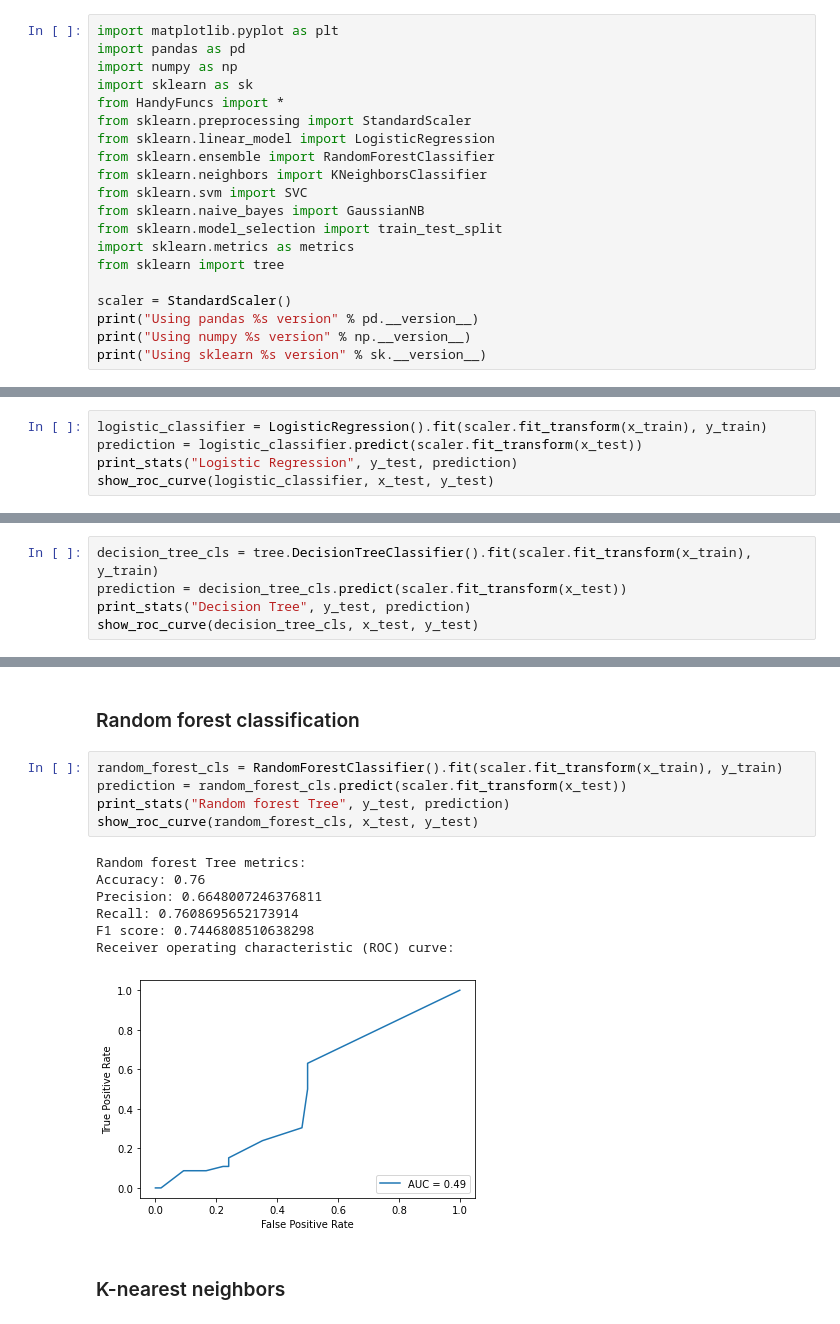
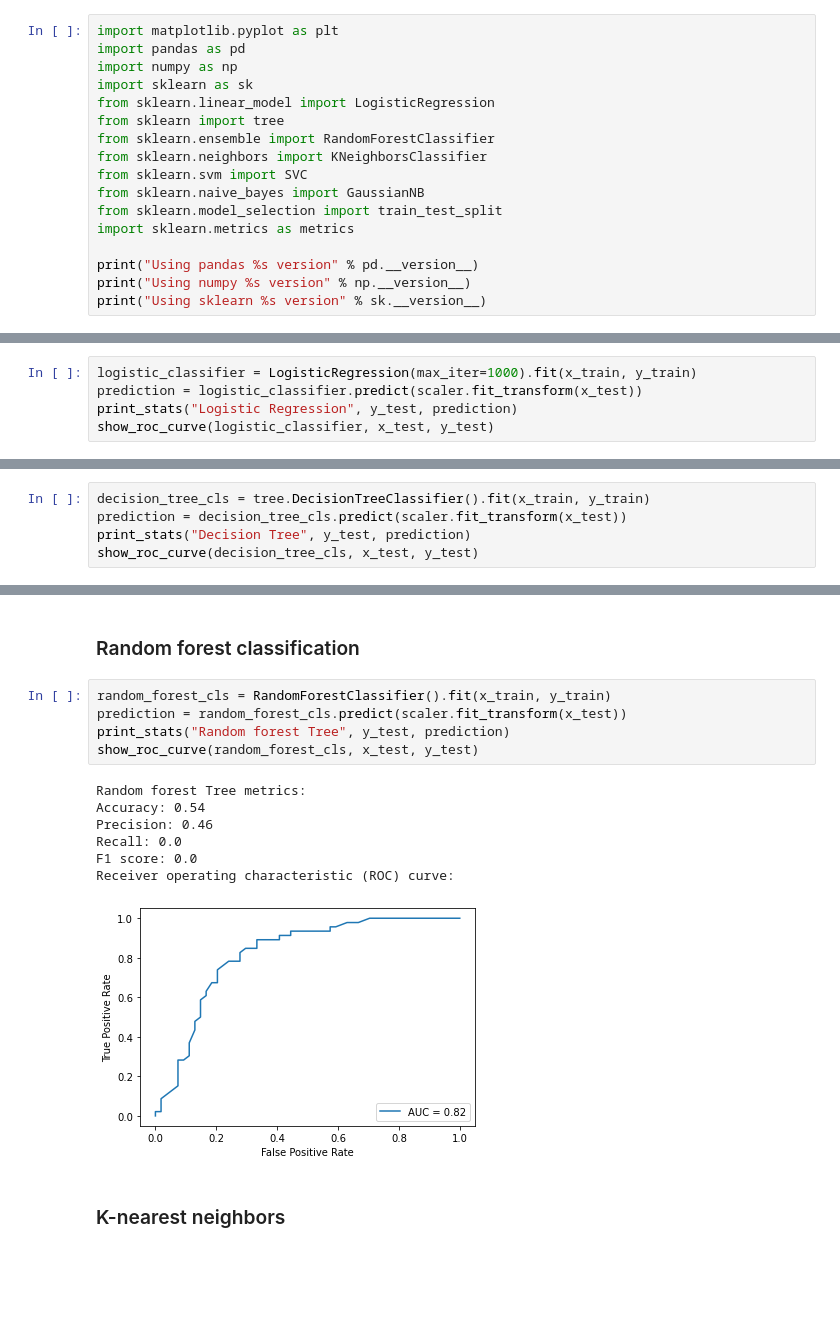
Before and after one commit to bearkillerPT/DataMining, a Jupyter notebook: DataMiningProject.ipynb, the cells around one changed output, grey strips where cells are left out. Drawn from its saved outputs; the diff is of its cells as text; blank space fills up the shorter version.

Commit message:
removed x_train scaler! and fixed minor errors

```diff
--- a/DataMiningProject.ipynb
+++ b/DataMiningProject.ipynb
@@ -9,18 +9,15 @@ import matplotlib.pyplot as plt
 import pandas as pd
 import numpy as np
 import sklearn as sk
-from HandyFuncs import *
-from sklearn.preprocessing import StandardScaler
 from sklearn.linear_model import LogisticRegression
+from sklearn import tree
 from sklearn.ensemble import RandomForestClassifier
 from sklearn.neighbors import KNeighborsClassifier
 from sklearn.svm import SVC
 from sklearn.naive_bayes import GaussianNB
 from sklearn.model_selection import train_test_split
 import sklearn.metrics as metrics
-from sklearn import tree
 
-scaler = StandardScaler()
 print("Using pandas %s version" % pd.__version__)
 print("Using numpy %s version" % np.__version__)
 print("Using sklearn %s version" % sk.__version__)
@@ -132,7 +129,7 @@ def show_roc_curve(cls, x_test, y_test):
 # %% [markdown]
 ### Logistic Regression
 # %%
-logistic_classifier = LogisticRegression().fit(scaler.fit_transform(x_train), y_train)
+logistic_classifier = LogisticRegression(max_iter=1000).fit(x_train, y_train)
 prediction = logistic_classifier.predict(scaler.fit_transform(x_test))
 print_stats("Logistic Regression", y_test, prediction)
 show_roc_curve(logistic_classifier, x_test, y_test)
@@ -147,7 +144,7 @@ Receiver operating characteristic (ROC) curve:
 # %% [markdown]
 ### Decision tree classification
 # %%
-decision_tree_cls = tree.DecisionTreeClassifier().fit(scaler.fit_transform(x_train), y_train)
+decision_tree_cls = tree.DecisionTreeClassifier().fit(x_train, y_train)
 prediction = decision_tree_cls.predict(scaler.fit_transform(x_test))
 print_stats("Decision Tree", y_test, prediction)
 show_roc_curve(decision_tree_cls, x_test, y_test)
@@ -162,18 +159,18 @@ Receiver operating characteristic (ROC) curve:
 # %% [markdown]
 ### Random forest classification
 # %%
-random_forest_cls = RandomForestClassifier().fit(scaler.fit_transform(x_train), y_train)
+random_forest_cls = RandomForestClassifier().fit(x_train, y_train)
 prediction = random_forest_cls.predict(scaler.fit_transform(x_test))
 print_stats("Random forest Tree", y_test, prediction)
 show_roc_curve(random_forest_cls, x_test, y_test)
 # %% [output]
 Random forest Tree metrics:
-Accuracy: 0.76
-Precision: 0.6648007246376811
-Recall: 0.7608695652173914
-F1 score: 0.7446808510638298
+Accuracy: 0.54
+Precision: 0.46
+Recall: 0.0
+F1 score: 0.0
 Receiver operating characteristic (ROC) curve:
-[figure, old version]
+[figure, new version]
 # %% [markdown]
 ### K-nearest neighbors
 # %%
```
Also changed, not shown: parts of 11 cells of this notebook.
